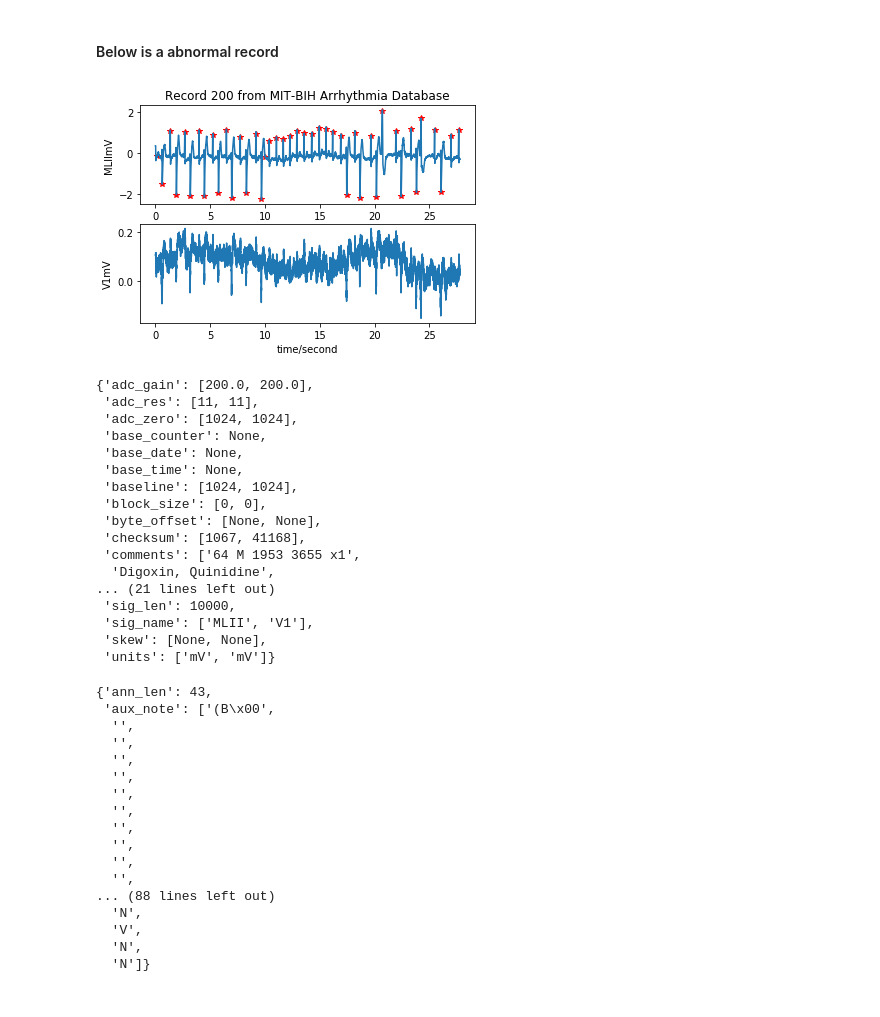
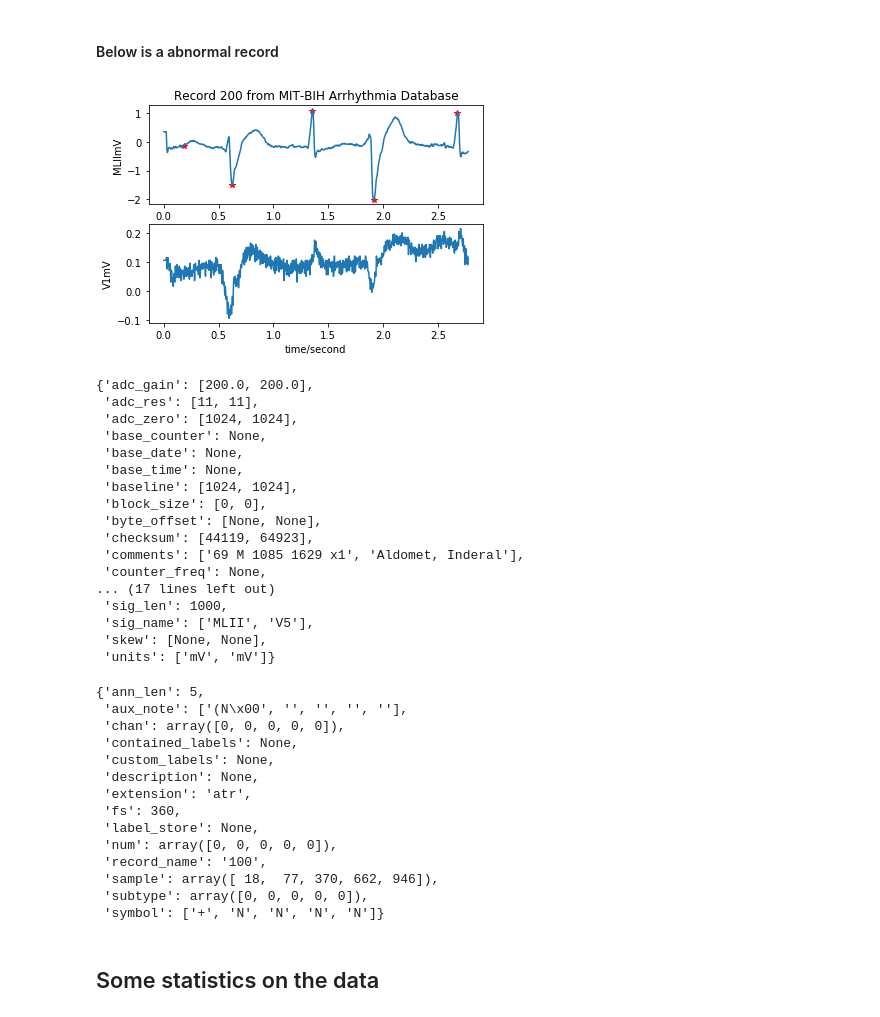
Before and after one commit to chandra-natarajan/TeamExplore, a Jupyter notebook: database download and visualization.ipynb, the cells around one changed output. Drawn from its saved outputs; the diff is of its cells as text; code cells hidden in the pictures.

Commit message:
added a few statistics

```diff
--- a/database download and visualization.ipynb
+++ b/database download and visualization.ipynb
@@ -100,22 +100,22 @@ display(annotation.__dict__)
 # %%
 # some parameters
 file_name = '200'
-sampfrom, sampto = 0, 10000 # sample range
+sampfrom, sampto = 0, 1000 # sample range
 channels = [0, 1]
 
 # Read a WFDB record and return the signal and record descriptors as attributes in a Record object
 record = wfdb.rdrecord(file_name, sampfrom = sampfrom, sampto = sampto, channels = channels)
 record.__dict__
 
 # Read a WFDB annotation file and return an Annotation object
 annotation = wfdb.rdann(file_name, 'atr', sampfrom = sampfrom, sampto = sampto)
 
 # Plot the record along with the annotations
 wfdb.plot_wfdb(record = record, annotation = annotation,
                title = 'Record ' + file_name + ' from MIT-BIH Arrhythmia Database',
                time_units = 'seconds')
 # %% [output]
-[figure, old version]
+[figure, new version]
 # %%
 display(record.__dict__)
 display(annotation.__dict__)
@@ -129,28 +129,27 @@ display(annotation.__dict__)
  'baseline': [1024, 1024],
  'block_size': [0, 0],
  'byte_offset': [None, None],
- 'checksum': [1067, 41168],
- 'comments': ['64 M 1953 3655 x1',
-  'Digoxin, Quinidine',
-... (21 lines left out)
- 'sig_len': 10000,
- 'sig_name': ['MLII', 'V1'],
+ 'checksum': [44119, 64923],
+ 'comments': ['69 M 1085 1629 x1', 'Aldomet, Inderal'],
+ 'counter_freq': None,
+... (17 lines left out)
+ 'sig_len': 1000,
+ 'sig_name': ['MLII', 'V5'],
  'skew': [None, None],
  'units': ['mV', 'mV']}
-{'ann_len': 43,
- 'aux_note': ['(B\x00',
-  '',
-  '',
-  '',
-  '',
-  '',
-  '',
-  '',
-  '',
-  '',
-  '',
-... (88 lines left out)
-  'N',
-  'V',
-  'N',
-  'N']}
+{'ann_len': 5,
+ 'aux_note': ['(N\x00', '', '', '', ''],
+ 'chan': array([0, 0, 0, 0, 0]),
+ 'contained_labels': None,
+ 'custom_labels': None,
+ 'description': None,
+ 'extension': 'atr',
+ 'fs': 360,
+ 'label_store': None,
+ 'num': array([0, 0, 0, 0, 0]),
+ 'record_name': '100',
+ 'sample': array([ 18,  77, 370, 662, 946]),
+ 'subtype': array([0, 0, 0, 0, 0]),
+ 'symbol': ['+', 'N', 'N', 'N', 'N']}
+# %% [markdown]
+## Some statistics on the data
```
Also changed, not shown: parts of 13 cells of this notebook.
